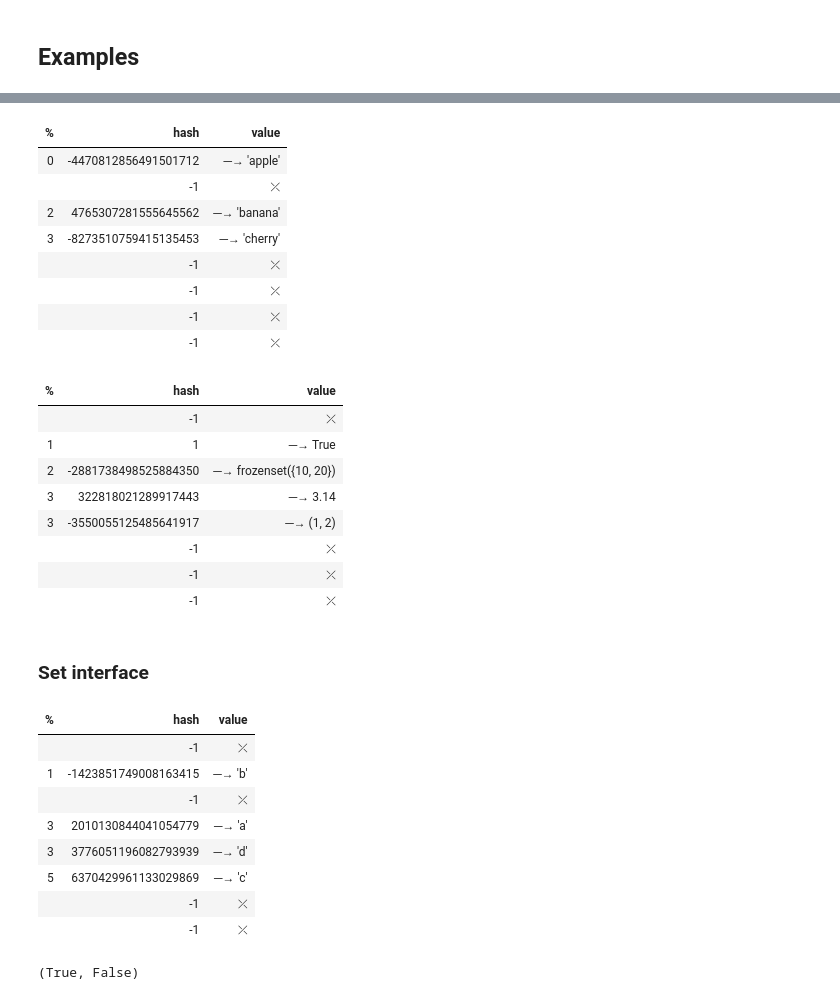
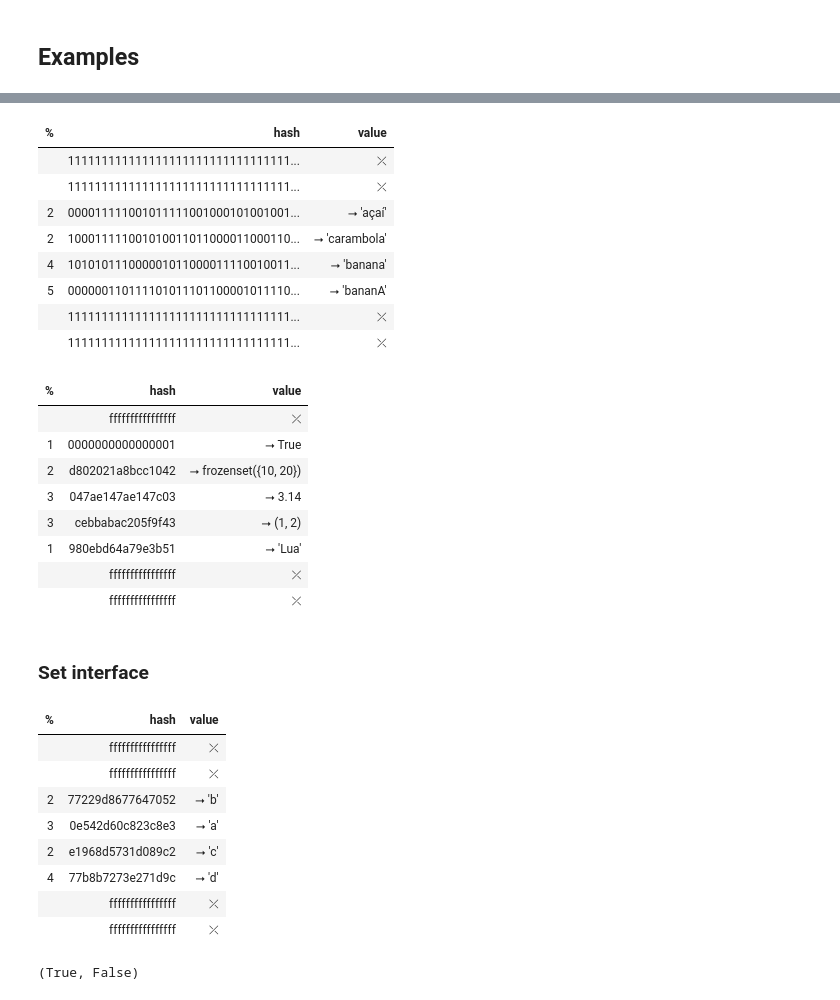
Before and after one commit to ramalho/visible-set-demo, a Jupyter notebook: content/visible_set.ipynb, the cells around one changed output, grey strips where cells are left out. Cells and saved outputs as stored; diff of their text form; code cells hidden in the pictures.

```diff
--- a/content/visible_set.ipynb
+++ b/content/visible_set.ipynb
@@ -25,42 +36,42 @@ vs
 # %%
-VisiSet(['apple', 'banana', 'cherry'])
+VisiSet(['açaí', 'banana', 'carambola', 'bananA'], fmt_base=2)
 # %% [output]
 | % | hash | value |
-| 0 | -4470812856491501712 | ─→ 'apple' |
-|  | -1 | ⤫ |
-| 2 | 4765307281555645562 | ─→ 'banana' |
-| 3 | -8273510759415135453 | ─→ 'cherry' |
-|  | -1 | ⤫ |
-|  | -1 | ⤫ |
-|  | -1 | ⤫ |
-|  | -1 | ⤫ |
+|  | 111111111111111111111111111111111... | ⤫ |
+|  | 111111111111111111111111111111111... | ⤫ |
+| 2 | 000011111001011111001000101001001... | ⭢ 'açaí' |
+| 2 | 100011111001010011011000011000110... | ⭢ 'carambola' |
+| 4 | 101010111000001011000011110010011... | ⭢ 'banana' |
+| 5 | 000000110111101011101100001011110... | ⭢ 'bananA' |
+|  | 111111111111111111111111111111111... | ⤫ |
+|  | 111111111111111111111111111111111... | ⤫ |
 # %%
-VisiSet([3.14, True, (1, 2), frozenset({10, 20})])
+VisiSet([3.14, True, (1, 2), frozenset({10, 20}), 'Lua'])
 # %% [output]
 | % | hash | value |
-|  | -1 | ⤫ |
-| 1 | 1 | ─→ True |
-| 2 | -2881738498525884350 | ─→ frozenset({10, 20}) |
-| 3 | 322818021289917443 | ─→ 3.14 |
-| 3 | -3550055125485641917 | ─→ (1, 2) |
-|  | -1 | ⤫ |
-|  | -1 | ⤫ |
-|  | -1 | ⤫ |
+|  | ffffffffffffffff | ⤫ |
+| 1 | 0000000000000001 | ⭢ True |
+| 2 | d802021a8bcc1042 | ⭢ frozenset({10, 20}) |
+| 3 | 047ae147ae147c03 | ⭢ 3.14 |
+| 3 | cebbabac205f9f43 | ⭢ (1, 2) |
+| 1 | 980ebd64a79e3b51 | ⭢ 'Lua' |
+|  | ffffffffffffffff | ⤫ |
+|  | ffffffffffffffff | ⤫ |
 # %% [markdown]
 ### Set interface
 # %%
-vs = VisiSet(['a', 'b', 'c'])
-vs.add('d')
-vs.add('b')  # duplicate — ignored
-vs
+v = VisiSet(['a', 'b', 'c'])
+v.add('d')
+v.add('b')  # duplicate — ignored
+v
 # %% [output]
 | % | hash | value |
-|  | -1 | ⤫ |
-| 1 | -1423851749008163415 | ─→ 'b' |
-|  | -1 | ⤫ |
-| 3 | 2010130844041054779 | ─→ 'a' |
-| 3 | 3776051196082793939 | ─→ 'd' |
-| 5 | 6370429961133029869 | ─→ 'c' |
-|  | -1 | ⤫ |
-|  | -1 | ⤫ |
+|  | ffffffffffffffff | ⤫ |
+|  | ffffffffffffffff | ⤫ |
+| 2 | 77229d8677647052 | ⭢ 'b' |
+| 3 | 0e542d60c823c8e3 | ⭢ 'a' |
+| 2 | e1968d5731d089c2 | ⭢ 'c' |
+| 4 | 77b8b7273e271d9c | ⭢ 'd' |
+|  | ffffffffffffffff | ⤫ |
+|  | ffffffffffffffff | ⤫ |
 # %%
```
Also changed, not shown: parts of 26 cells of this notebook, 5 other files.
